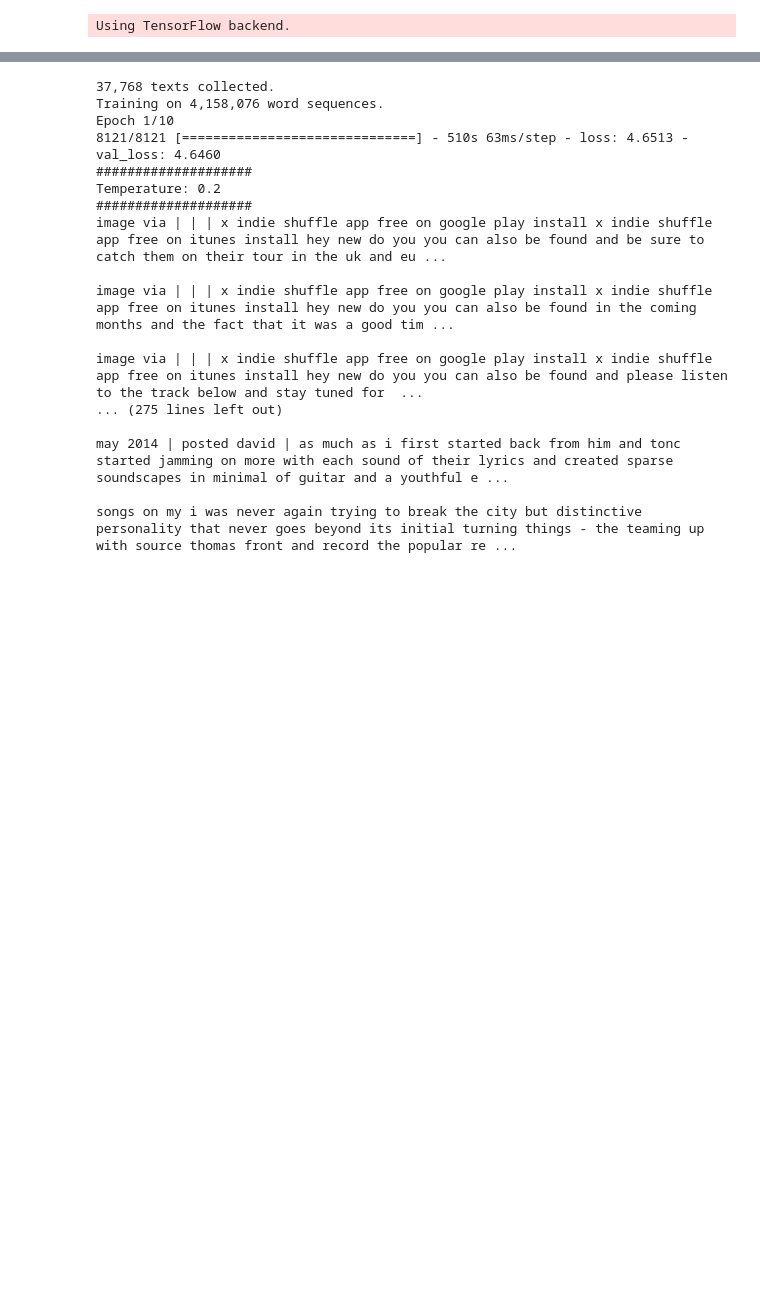
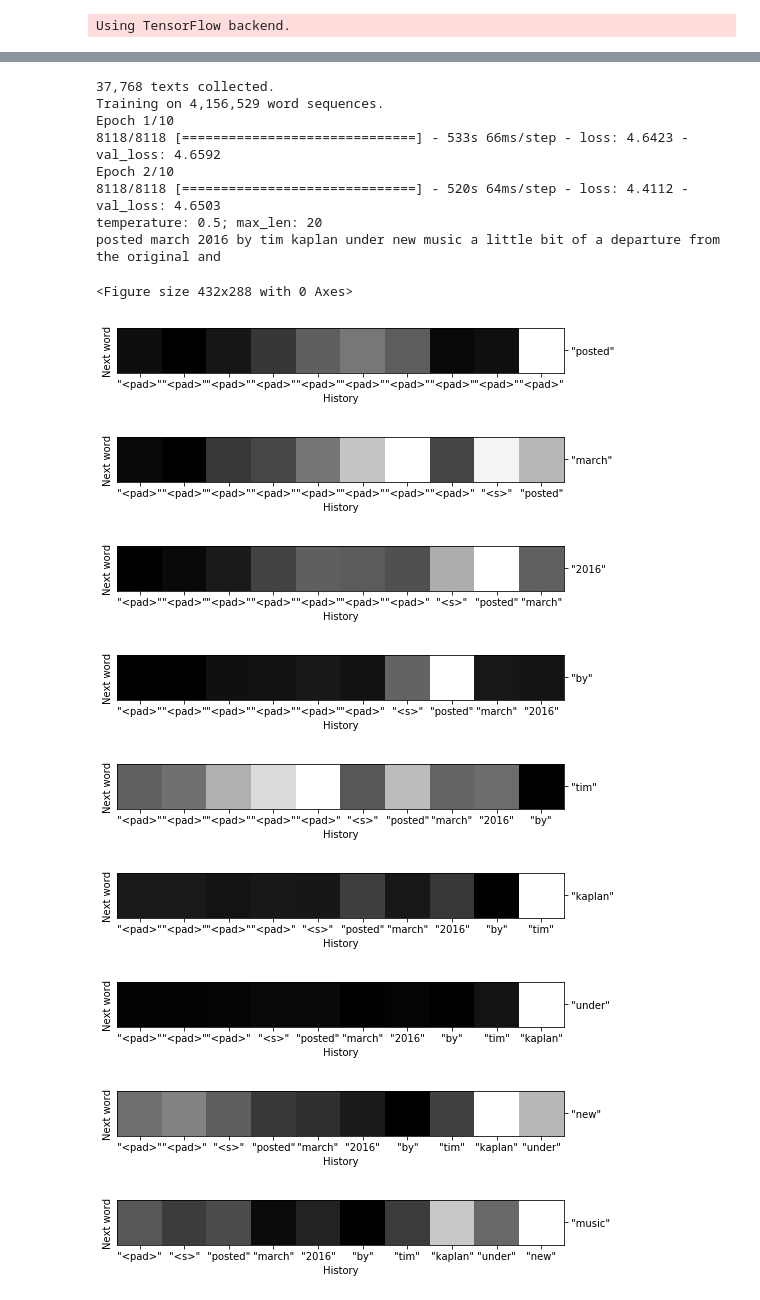
Before and after one commit to iconix/openai, a Jupyter notebook: nbs/textgenrnn_attention.ipynb, the cells around one changed output, grey strips where cells are left out. Drawn from its saved outputs; the diff is of its cells as text; code cells hidden in the pictures; blank space fills up the shorter version.

```diff
--- a/nbs/textgenrnn_attention.ipynb
+++ b/nbs/textgenrnn_attention.ipynb
@@ -182,35 +184,37 @@ train_cfg['sample_epochs'] = 2
 # %%
 train_function(
     file_path=str(data_path / f'{model_name}.txt'),
     num_epochs=train_cfg['num_epochs'],
     gen_epochs=train_cfg['gen_epochs'],
     batch_size=train_cfg['batch_size'],
     train_size=train_cfg['train_size'],
     dropout=train_cfg['dropout'],
     max_gen_length=train_cfg['max_gen_length'],
     validation=train_cfg['validation'],
     is_csv=train_cfg['is_csv'],
     rnn_layers=model_cfg['rnn_layers'],
     rnn_size=model_cfg['rnn_size'],
     rnn_bidirectional=model_cfg['rnn_bidirectional'],
     max_length=model_cfg['max_length'],
     dim_embeddings=model_cfg['dim_embeddings'],
-    word_level=model_cfg['word_level'])
+    word_level=model_cfg['word_level'],
+    callbacks=[sample_after_epoch(textgen, train_cfg['sample_epochs'])])
 # %% [output]
 37,768 texts collected.
-Training on 4,158,076 word sequences.
+Training on 4,156,529 word sequences.
 Epoch 1/10
-8121/8121 [==============================] - 510s 63ms/step - loss: 4.6513 - val_loss: 4.6460
-####################
-Temperature: 0.2
-####################
-image via | | | x indie shuffle app free on google play install x indie shuffle app free on itunes install hey new do you you can also be found and be sure to catch them on their tour in the uk and eu ...
-
-image via | | | x indie shuffle app free on google play install x indie shuffle app free on itunes install hey new do you you can also be found in the coming months and the fact that it was a good tim ...
-
-image via | | | x indie shuffle app free on google play install x indie shuffle app free on itunes install hey new do you you can also be found and please listen to the track below and stay tuned for  ...
-... (275 lines left out)
-
-may 2014 | posted david | as much as i first started back from him and tonc started jamming on more with each sound of their lyrics and created sparse soundscapes in minimal of guitar and a youthful e ...
-
-songs on my i was never again trying to break the city but distinctive personality that never goes beyond its initial turning things - the teaming up with source thomas front and record the popular re ...
+8118/8118 [==============================] - 533s 66ms/step - loss: 4.6423 - val_loss: 4.6592
+Epoch 2/10
+8118/8118 [==============================] - 520s 64ms/step - loss: 4.4112 - val_loss: 4.6503
+temperature: 0.5; max_len: 20
+posted march 2016 by tim kaplan under new music a little bit of a departure from the original and
+<Figure size 432x288 with 0 Axes>
+[figure, added]
+[figure, added]
+[figure, added]
+[figure, added]
+[figure, added]
+[figure, added]
+[figure, added]
+[figure, added]
+[figure, added]
```
Also changed, not shown: parts of 5 cells of this notebook.
